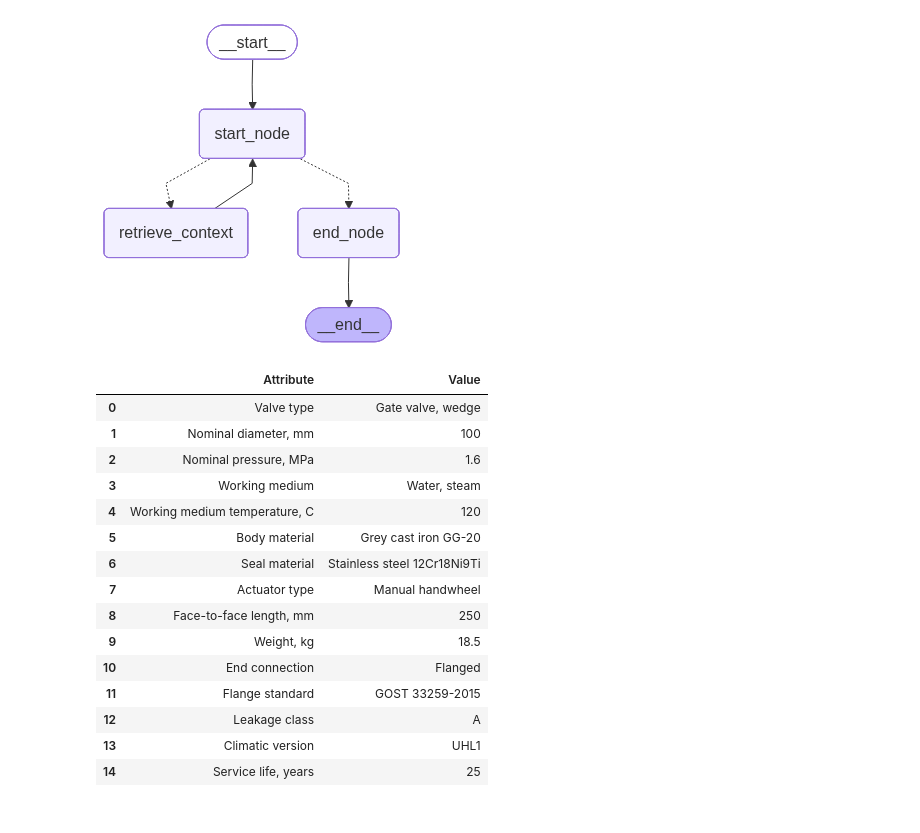
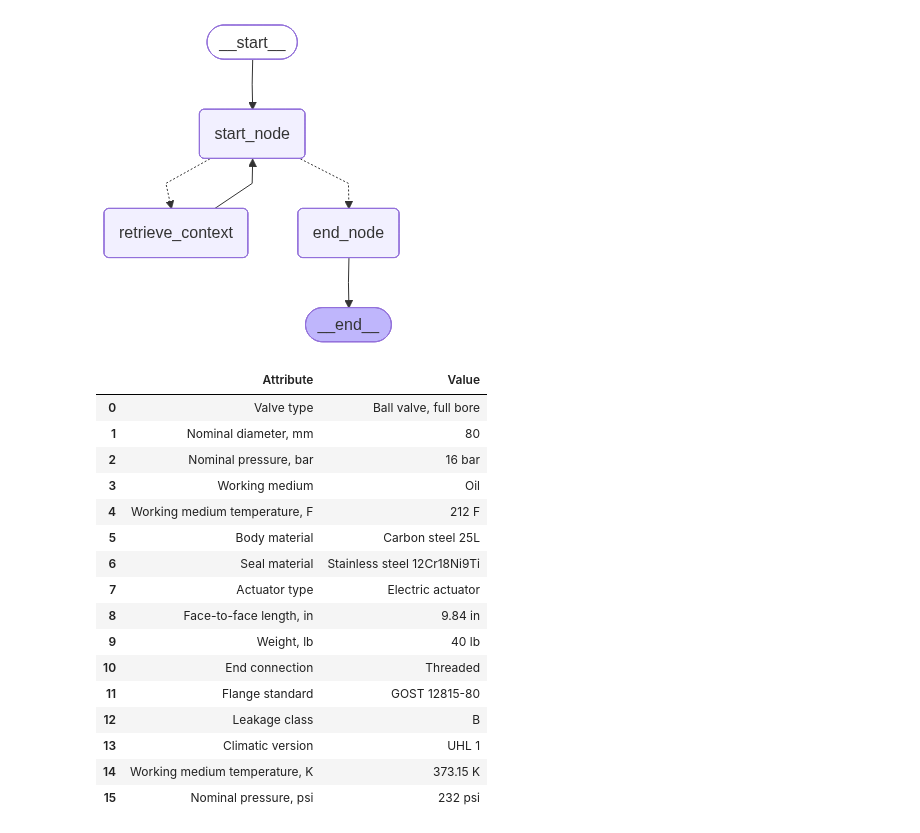
Before and after one commit to MaksimDzemiashkevich/SummerInternshipInMachineLearning, a Jupyter notebook: main.ipynb, the cells around one changed output. Saved outputs shown, nothing was run; the diff lists cells and outputs as text; code cells hidden in the pictures.

```diff
--- a/main.ipynb
+++ b/main.ipynb
@@ -116,25 +191,26 @@ display(Image(graph.get_graph().draw_mermaid_png()))
 # %% [output]
 [figure]
 # %%
-data_frame = pandas.read_excel("attributes.xlsx")
+data_frame = pandas.read_excel("test_attributes.xlsx")
 data_frame
 # %% [output]
 |  | Attribute | Value |
-| 0 | Valve type | Gate valve, wedge |
-| 1 | Nominal diameter, mm | 100 |
-| 2 | Nominal pressure, MPa | 1.6 |
-| 3 | Working medium | Water, steam |
-| 4 | Working medium temperature, C | 120 |
-| 5 | Body material | Grey cast iron GG-20 |
+| 0 | Valve type | Ball valve, full bore |
+| 1 | Nominal diameter, mm | 80 |
+| 2 | Nominal pressure, bar | 16 bar |
+| 3 | Working medium | Oil |
+| 4 | Working medium temperature, F | 212 F |
+| 5 | Body material | Carbon steel 25L |
 | 6 | Seal material | Stainless steel 12Cr18Ni9Ti |
-| 7 | Actuator type | Manual handwheel |
-| 8 | Face-to-face length, mm | 250 |
-| 9 | Weight, kg | 18.5 |
-| 10 | End connection | Flanged |
-| 11 | Flange standard | GOST 33259-2015 |
-| 12 | Leakage class | A |
-| 13 | Climatic version | UHL1 |
-| 14 | Service life, years | 25 |
+| 7 | Actuator type | Electric actuator |
+| 8 | Face-to-face length, in | 9.84 in |
+| 9 | Weight, lb | 40 lb |
+| 10 | End connection | Threaded |
+| 11 | Flange standard | GOST 12815-80 |
+| 12 | Leakage class | B |
+| 13 | Climatic version | UHL 1 |
+| 14 | Working medium temperature, K | 373.15 K |
+| 15 | Nominal pressure, psi | 232 psi |
 # %%
 result = graph.invoke({"messages": [], 'new_data_frame': pandas.DataFrame(columns=["Attribute", "Value", "Rules_Value"]), "i":0})
 
```
Also changed, not shown: parts of 3 cells of this notebook, 6 other files.
